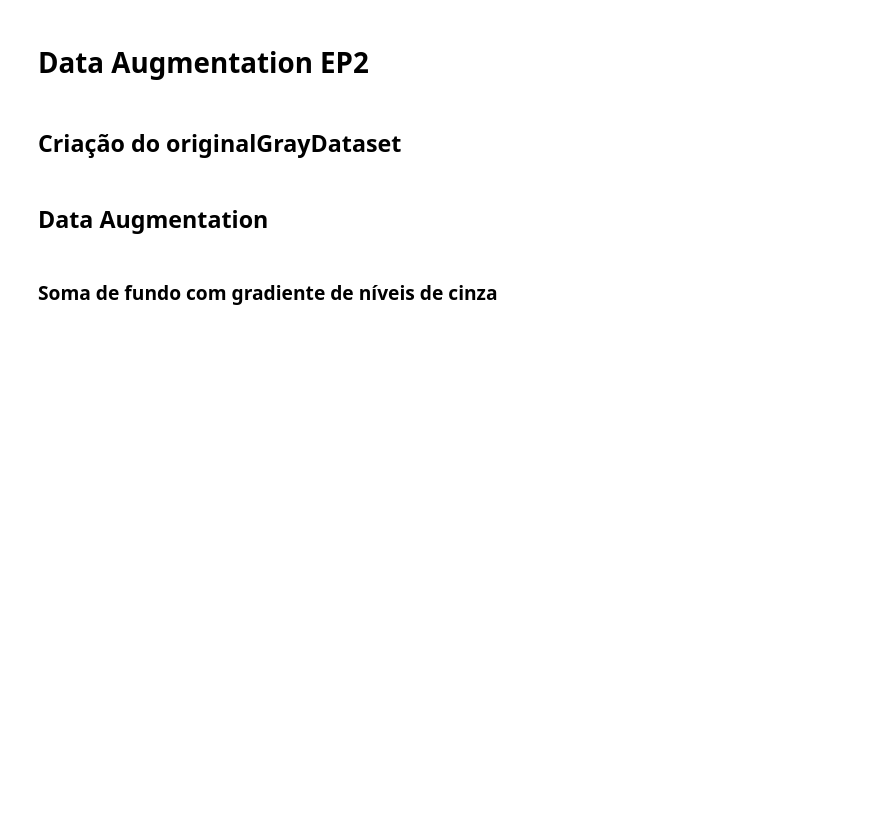
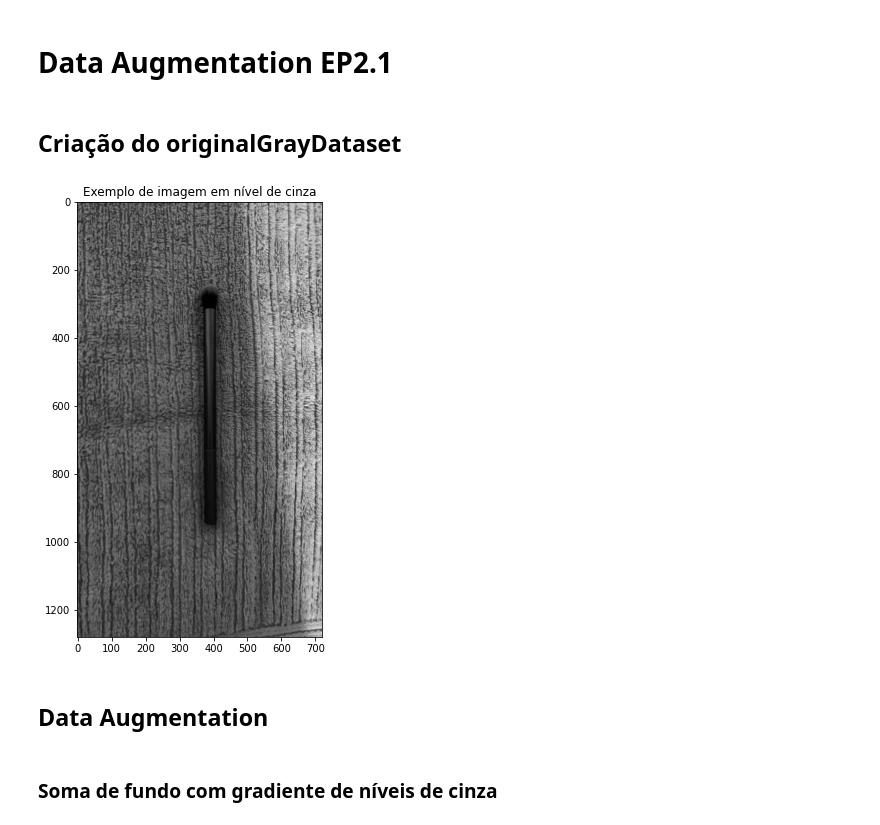
Before and after one commit to iblucher/MAC5768, a Jupyter notebook: ep2-data-augmentation.ipynb, the cells around one changed output. Cells and saved outputs as stored; diff of their text form; code cells hidden in the pictures; blank space fills up the shorter version.

```diff
--- a/ep2-data-augmentation.ipynb
+++ b/ep2-data-augmentation.ipynb
@@ -1,5 +1,5 @@
 # %% [markdown]
-# Data Augmentation EP2
+# Data Augmentation EP2.1
 # %%
 import os
 from pathlib import Path
@@ -34,6 +34,14 @@ for filename in ORIGINAL_DATASET_PATH.rglob('*'):
         gray_img = rgb2gray(img)
         uint8_gray_img = img_as_ubyte(gray_img)
         io.imsave(f'{path}/{tail}', uint8_gray_img)
+# %%
+gray_fig = plt.figure(figsize=(12, 8))
+gray_ax = gray_fig.add_subplot(111)
+
+gray_ax.imshow(gray_img, cmap='gray')
+gray_ax.set_title('Exemplo de imagem em nível de cinza');
+# %% [output]
+[figure, added]
 # %% [markdown]
 ## Data Augmentation
 # %% [markdown]
```
Also changed, not shown: parts of 1 cell of this notebook, 1 other file.
